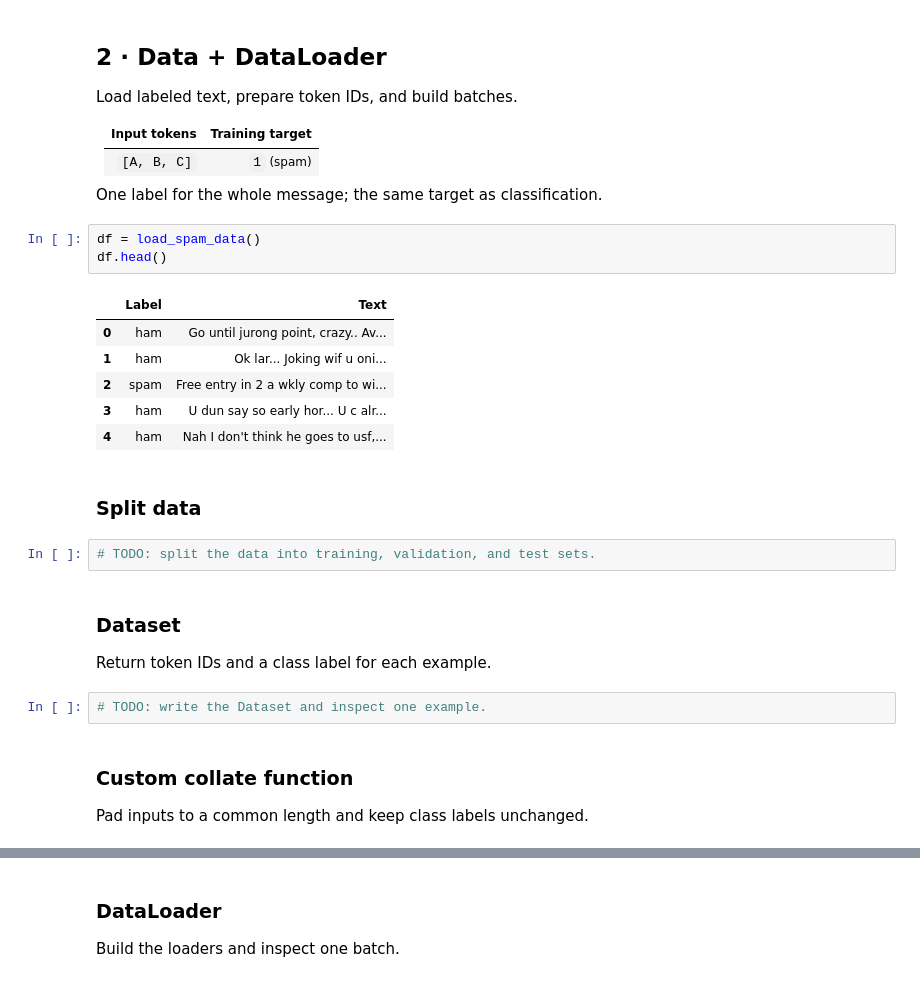
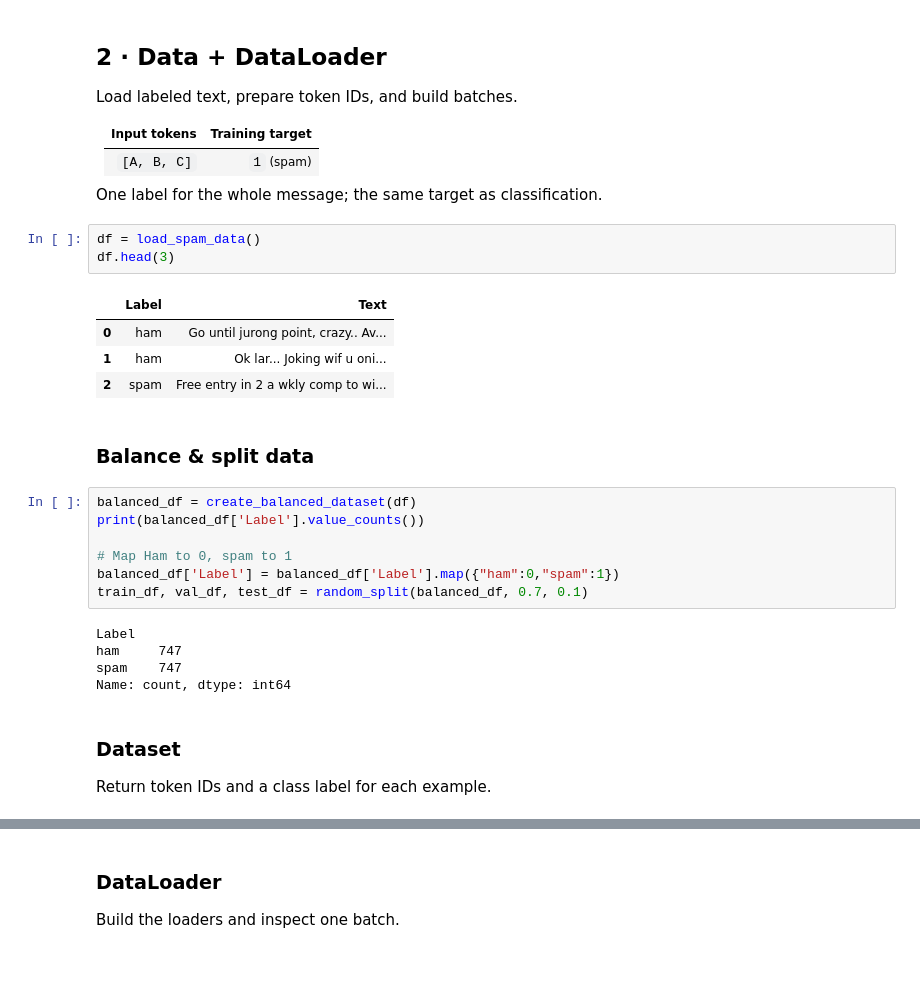
Before and after one commit to faisalanjum/LLM-fine-tuning, a Jupyter notebook: Training/02_classification_lora.ipynb, the cells around one changed output, grey strips where cells are left out. Saved outputs shown, nothing was run; the diff lists cells and outputs as text.

```diff
--- a/Training/02_classification_lora.ipynb
+++ b/Training/02_classification_lora.ipynb
@@ -113,25 +159,27 @@ Load labeled text, prepare token IDs, and build batches.
 One label for the whole message; the same target as classification.
 # %%
 df = load_spam_data()
-df.head()
+df.head(3)
 # %% [output]
 |  | Label | Text |
 | 0 | ham | Go until jurong point, crazy.. Av... |
 | 1 | ham | Ok lar... Joking wif u oni... |
 | 2 | spam | Free entry in 2 a wkly comp to wi... |
-| 3 | ham | U dun say so early hor... U c alr... |
-| 4 | ham | Nah I don't think he goes to usf,... |
 # %% [markdown]
-### Split data
+### Balance & split data
 # %%
-# TODO: split the data into training, validation, and test sets.
+balanced_df = create_balanced_dataset(df)
+print(balanced_df['Label'].value_counts())
+
+# Map Ham to 0, spam to 1
+balanced_df['Label'] = balanced_df['Label'].map({"ham":0,"spam":1})
+train_df, val_df, test_df = random_split(balanced_df, 0.7, 0.1)
+# %% [output]
+Label
+ham     747
+spam    747
+Name: count, dtype: int64
 # %% [markdown]
 ### Dataset
 
 Return token IDs and a class label for each example.
-# %%
-# TODO: write the Dataset and inspect one example.
-# %% [markdown]
-### Custom collate function
-
-Pad inputs to a common length and keep class labels unchanged.
```
Also changed, not shown: parts of 28 cells of this notebook, 7 other files.
